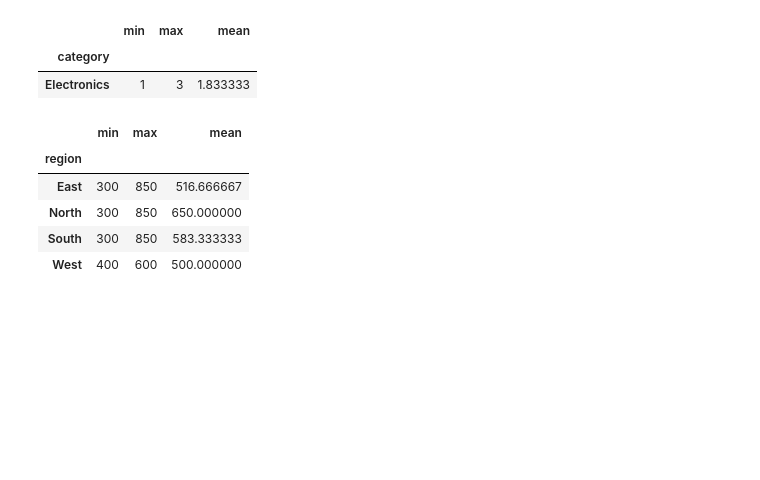
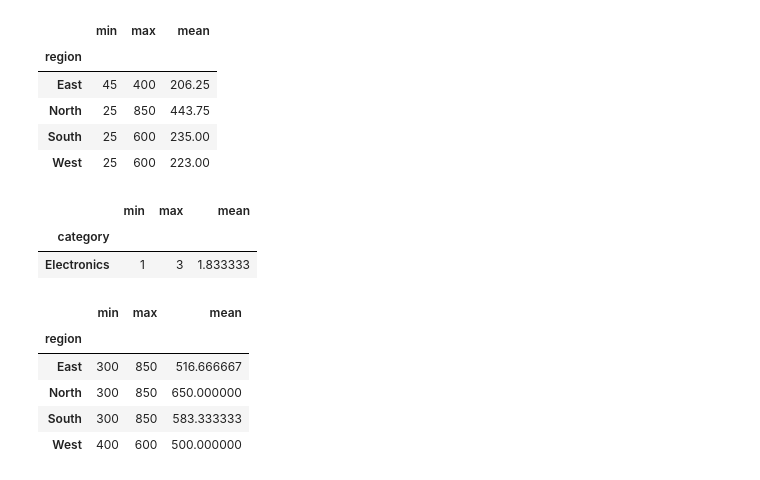
Before and after one commit to ronirgp/pandas-sales-analysis, a Jupyter notebook: notebooks/sales_analysis.ipynb, the cells around one changed output. Drawn from its saved outputs; the diff is of its cells as text; code cells hidden in the pictures; blank space fills up the shorter version.

Commit message:
Add filtered regional price statistics

```diff
--- a/notebooks/sales_analysis.ipynb
+++ b/notebooks/sales_analysis.ipynb
@@ -1,6 +1,15 @@
 # %%
 import pandas as pd
 df = pd.read_csv(r"C:\Users\Ronal\OneDrive\Desktop\pandas-sales-analysis\data\sales.csv")
+# %%
+df[df["quantity"] > 1].groupby("region")["price"].agg(["min", "max", "mean"])
+# %% [output]
+|  | min | max | mean |
+| region |  |  |  |
+| East | 45 | 400 | 206.25 |
+| North | 25 | 850 | 443.75 |
+| South | 25 | 600 | 235.00 |
+| West | 25 | 600 | 223.00 |
 # %%
 df[df["price"] > 200 ].groupby("category")["quantity"].agg(["min", "max", "mean"])
 # %% [output]
```
Also changed, not shown: 1 other file.
